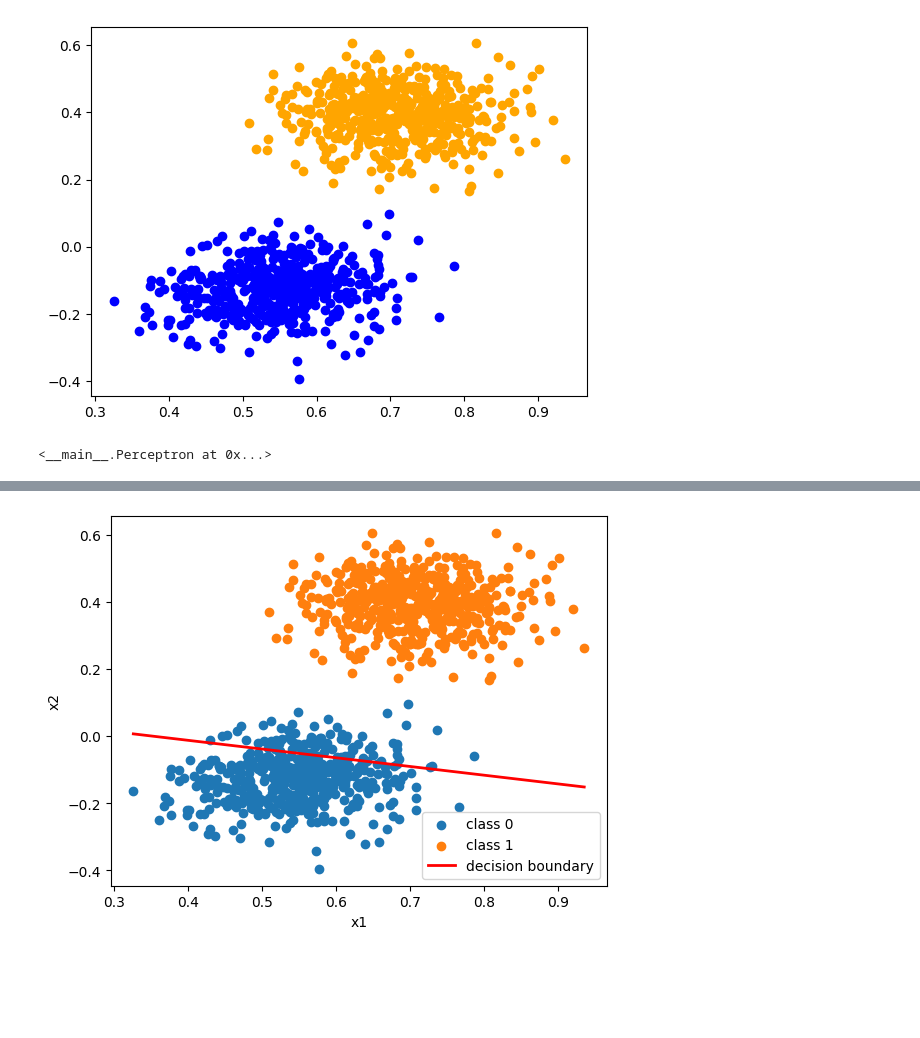
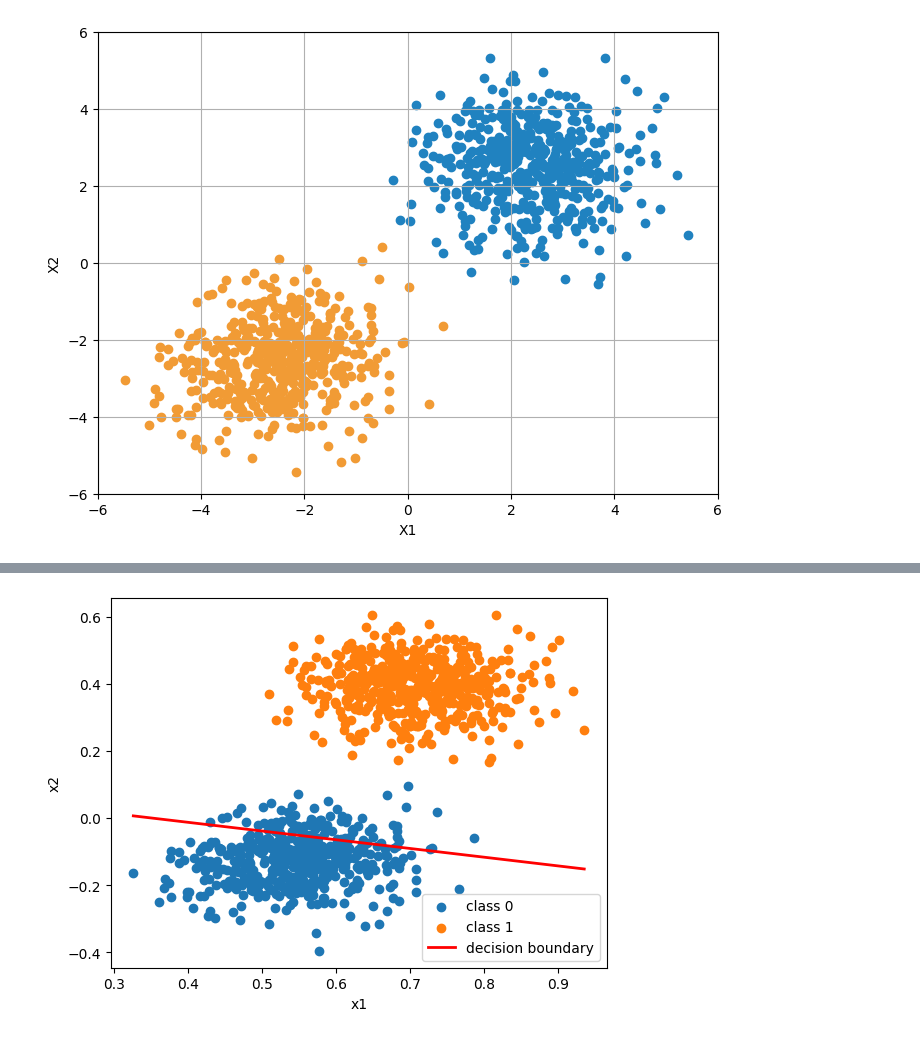
Before and after one commit to F1ameX/Modern-Methods-of-Deep-Machine-Learning, a Jupyter notebook: 2_elementary_perceptron/2_elementary_perceptron.ipynb, the cells around one changed output, grey strips where cells are left out. Cells and saved outputs as stored; diff of their text form; code cells hidden in the pictures; blank space fills up the shorter version.

```diff
--- a/2_elementary_perceptron/2_elementary_perceptron.ipynb
+++ b/2_elementary_perceptron/2_elementary_perceptron.ipynb
@@ -346,18 +346,22 @@ def classification_report(y_true : np.ndarray, y_pred : np.ndarray):
         'F1-score' : f1_score
         }
 # %%
-X, y = make_blobs(n_samples = 1000, cluster_std = 0.075)
+def draw_distribution(X : np.ndarray, y : np.ndarray, title : str | None = None) -> np.ndarray:
+    plt.figure(figsize=(8, 6))
 
-X_neg = X[y == 0]
-X_pos = X[y == 1]
+    X_neg = X[y == 0]
+    X_pos = X[y == 1]
 
-plt.scatter(X_neg[:, 0], X_neg[:, 1], color = 'blue')
-plt.scatter(X_pos[:, 0], X_pos[:, 1], color = 'orange')
-plt.show()
+    plt.xlim((-6, 6))
+    plt.ylim((-6, 6))
+    plt.scatter(X_neg[:, 0], X_neg[:, 1], color = '#f19b35')
+    plt.scatter(X_pos[:, 0], X_pos[:, 1], color = '#2082c0')
+    plt.grid(True)
+    plt.xlabel('X1')
+    plt.ylabel('X2')
-# %% [output]
-[figure, removed]
-# %%
-elementary_perceptron = Perceptron(activation_function = 'sigmoid', fit_intercept = True)
-elementary_perceptron.fit(X, y, random_state = 52, learning_rate = 0.003, n_epochs = 1000)
-# %% [output]
-<__main__.Perceptron at 0x...>
+# %%
+X, y = make_blobs(n_samples = 1000, centers = [-2.5, 2.5], cluster_std = 1.0)
+
+draw_distribution(X, y)
+# %% [output]
+[figure, added]
```
Also changed, not shown: parts of 34 cells of this notebook.
